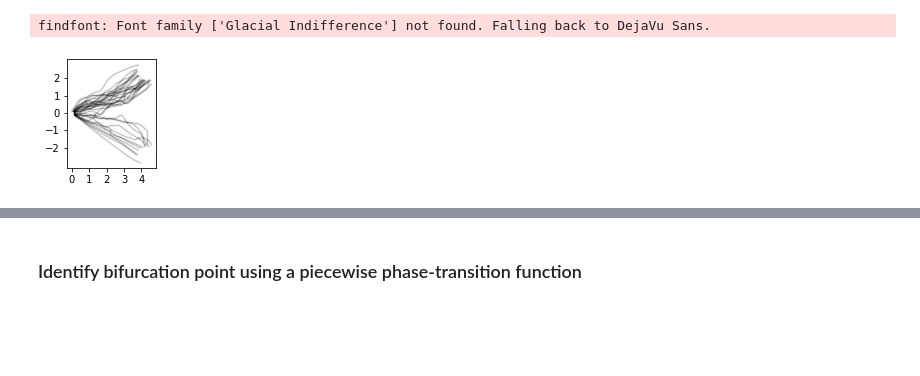
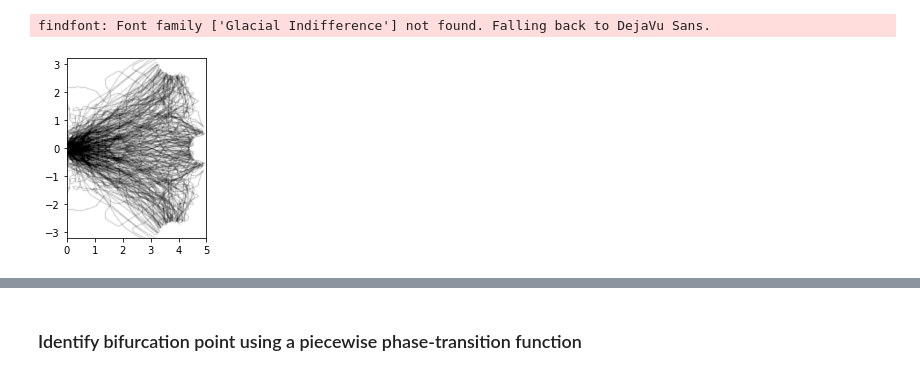
Before and after one commit to RnoB/fly-matrix, a Jupyter notebook: tracks_visualisation.ipynb, the cells around one changed output, grey strips where cells are left out. Drawn from its saved outputs; the diff is of its cells as text; code cells hidden in the pictures; blank space fills up the shorter version.

Commit message:
all fly plots

```diff
--- a/tracks_visualisation.ipynb
+++ b/tracks_visualisation.ipynb
@@ -35,7 +35,7 @@ projectDB = "/mnt/ssd1/Documents/Vivek/flyVR/fly-matrix/dbGen/flyProjects.db"
 expDB = "/mnt/ssd1/Documents/Vivek/flyVR/fly-matrix/dbGen/flyExperiments.db"
 
 
-nPosts = 2
+nPosts = 3
 long_ev = False
 window_size = 20 if nPosts == 2 else 30
 spatial_discretisation_step = 0.01
@@ -486,9 +486,9 @@ df_long = df[df["event"].isin(long_events)]
 [interactive output not drawn]
 # %%
 if long_ev == False:
-    xs = np.array(df_short["x"])
-    ys = np.array(df_short["y"])
-    ts = np.uint8(np.array(df_short["t"]))
+    xs = np.array(df["x"])
+    ys = np.array(df["y"])
+    ts = np.uint8(np.array(df["t"]))
 else:
     xs = np.array(df_long["x"])
     ys = np.array(df_long["y"])
@@ -521,36 +521,36 @@ if nPosts == 2:
 else:
     fig, ax = plt.subplots(1, 1, figsize=(2.5, post2_x / 1))
 
 ax.scatter(xs, ys, alpha=0.02, c="black", s=1)
 ax.set_aspect("equal")
 if nPosts == 2:
     ax.set_xticks([0, 1, 2, 3, 4])
     ax.set_yticks([-2, -1, 0, 1, 2])
 else:
     ax.set_xticks([0, 1, 2, 3, 4, 5])
     ax.set_yticks([-3, -2, -1, 0, 1, 2, 3])
     ax.set_xlim(0, 5)
     ax.set_ylim(post0_y, post2_y)
 
-if long_ev == True:
+if long_ev == False:
     plt.savefig(
         "/mnt/ssd1/Documents/Vivek/flyVR/fly-matrix/figures/"
         + str(nPosts)
-        + "_direct_trajectories.pdf",
+        + "_all_trajectories.pdf",
         dpi=600,
         bbox_inches="tight",
     )
 else:
     plt.savefig(
         "/mnt/ssd1/Documents/Vivek/flyVR/fly-matrix/figures/"
         + str(nPosts)
         + "_bifurcation_trajectories.pdf",
         dpi=600,
         bbox_inches="tight",
     )
 # %% [output]
 findfont: Font family ['Glacial Indifference'] not found. Falling back to DejaVu Sans.
-[figure, old version]
+[figure, new version]
 [interactive output not drawn]
 # %%
 nbins = 500
```
Also changed, not shown: parts of 4 cells of this notebook, 12 other files.
